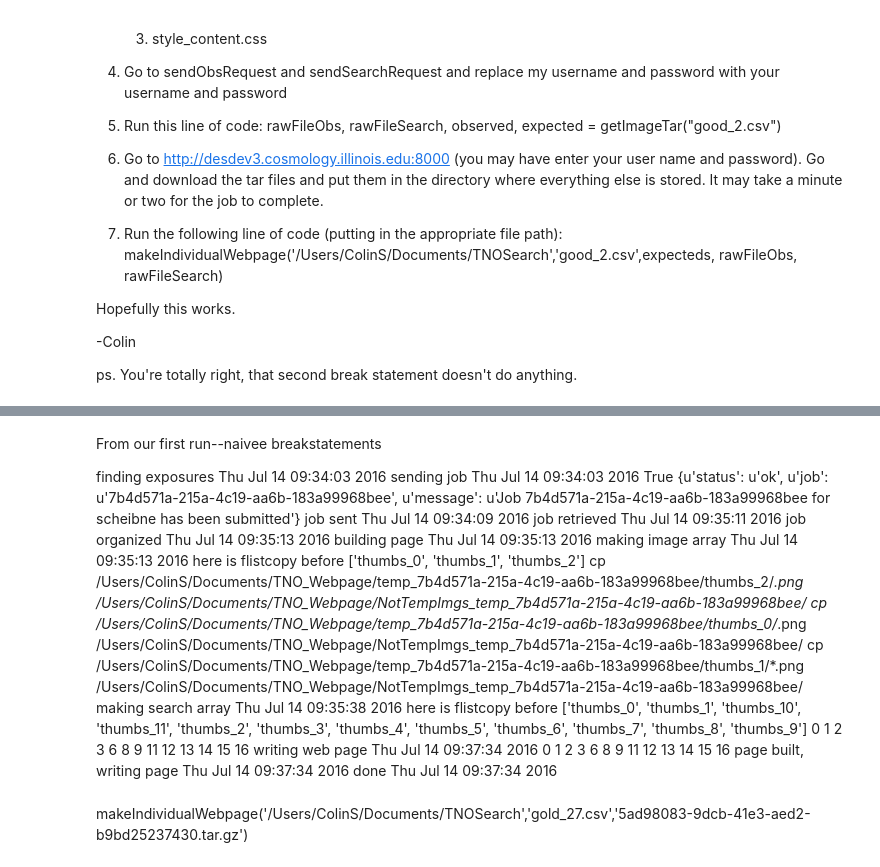
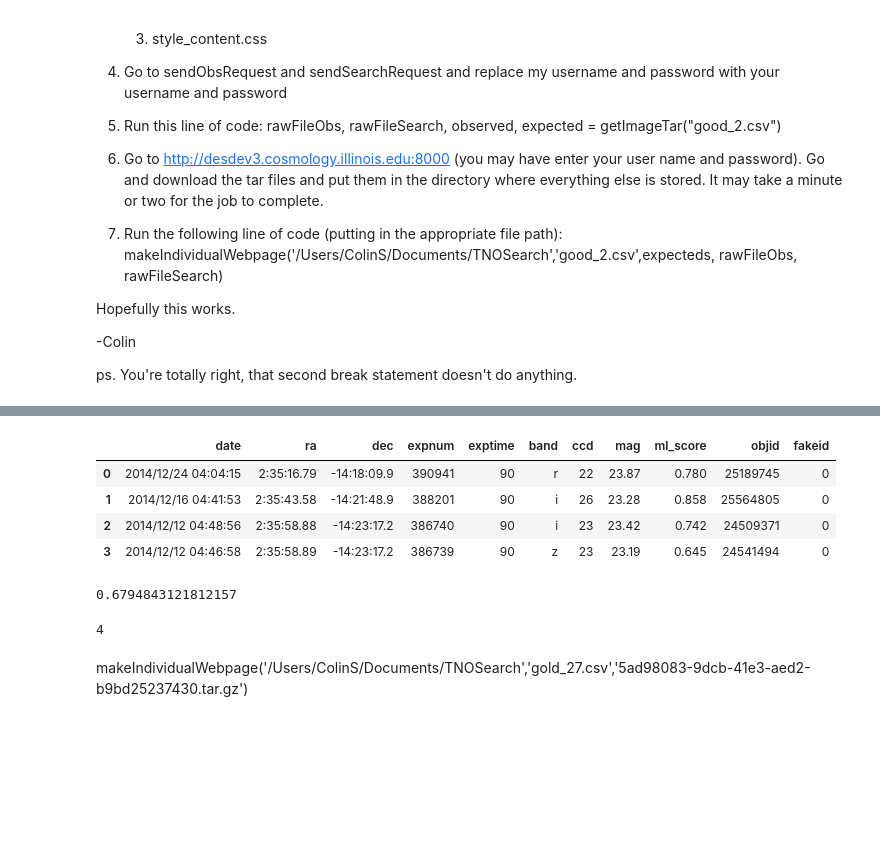
Before and after one commit to lynusz/TNO_Webpage, a Jupyter notebook: TNO Indiv WebPage 3.ipynb, the cells around one changed output, grey strips where cells are left out. Drawn from its saved outputs; the diff is of its cells as text; code cells hidden in the pictures; blank space fills up the shorter version.

```diff
--- a/TNO Indiv WebPage 3.ipynb
+++ b/TNO Indiv WebPage 3.ipynb
@@ -834,54 +651,25 @@ done Thu Jul 14 10:08:39 2016
-# %% [markdown]
-From our first run--naivee breakstatements
-
-finding exposures Thu Jul 14 09:34:03 2016
-sending job Thu Jul 14 09:34:03 2016
-True
-{u'status': u'ok', u'job': u'7b4d571a-215a-4c19-aa6b-183a99968bee', u'message': u'Job 7b4d571a-215a-4c19-aa6b-183a99968bee for scheibne has been submitted'}
-job sent Thu Jul 14 09:34:09 2016
-job retrieved Thu Jul 14 09:35:11 2016
-job organized Thu Jul 14 09:35:13 2016
-building page Thu Jul 14 09:35:13 2016
-making image array Thu Jul 14 09:35:13 2016
-here is flistcopy before ['thumbs_0', 'thumbs_1', 'thumbs_2']
-cp /Users/ColinS/Documents/TNO_Webpage/temp_7b4d571a-215a-4c19-aa6b-183a99968bee/thumbs_2/*.png /Users/ColinS/Documents/TNO_Webpage/NotTempImgs_temp_7b4d571a-215a-4c19-aa6b-183a99968bee/
-cp /Users/ColinS/Documents/TNO_Webpage/temp_7b4d571a-215a-4c19-aa6b-183a99968bee/thumbs_0/*.png /Users/ColinS/Documents/TNO_Webpage/NotTempImgs_temp_7b4d571a-215a-4c19-aa6b-183a99968bee/
-cp /Users/ColinS/Documents/TNO_Webpage/temp_7b4d571a-215a-4c19-aa6b-183a99968bee/thumbs_1/*.png /Users/ColinS/Documents/TNO_Webpage/NotTempImgs_temp_7b4d571a-215a-4c19-aa6b-183a99968bee/
-making search array Thu Jul 14 09:35:38 2016
-here is flistcopy before ['thumbs_0', 'thumbs_1', 'thumbs_10', 'thumbs_11', 'thumbs_2', 'thumbs_3', 'thumbs_4', 'thumbs_5', 'thumbs_6', 'thumbs_7', 'thumbs_8', 'thumbs_9']
-0
-1
-2
-3
-6
-8
-9
-11
-12
-13
-14
-15
-16
-writing web page Thu Jul 14 09:37:34 2016
-0
-1
-2
-3
-6
-8
-9
-11
-12
-13
-14
-15
-16
-page built, writing page Thu Jul 14 09:37:34 2016
-done Thu Jul 14 09:37:34 2016
 # %%
 #rawFileObs, rawFileSearch, observed, expecteds = getImageTar("good_2.csv")
 # %%
 #main('/Users/ColinS/Documents/TNO_Webpage/','good_2.csv',expecteds, rawFileObs, rawFileSearch)
+# %%
+checkout=read_csv('good_2.csv')
+checkout
+# %% [output]
+|  | date | ra | dec | expnum | exptime | band | ccd | mag | ml_score | objid | fakeid |
+| 0 | 2014/12/24 04:04:15 | 2:35:16.79 | -14:18:09.9 | 390941 | 90 | r | 22 | 23.87 | 0.780 | 25189745 | 0 |
+| 1 | 2014/12/16 04:41:53 | 2:35:43.58 | -14:21:48.9 | 388201 | 90 | i | 26 | 23.28 | 0.858 | 25564805 | 0 |
+| 2 | 2014/12/12 04:48:56 | 2:35:58.88 | -14:23:17.2 | 386740 | 90 | i | 23 | 23.42 | 0.742 | 24509371 | 0 |
+| 3 | 2014/12/12 04:46:58 | 2:35:58.89 | -14:23:17.2 | 386739 | 90 | z | 23 | 23.19 | 0.645 | 24541494 | 0 |
+# %%
+ephem.hours(checkout[checkout['expnum']==388201]['ra'].get_values()[0])
+# %% [output]
+0.6794843121812157
+# %%
+myarray=[1,2,3,4]
+myarray[-1]
+# %% [output]
+4
 # %% [markdown]
 makeIndividualWebpage('/Users/ColinS/Documents/TNOSearch','gold_27.csv','5ad98083-9dcb-41e3-aed2-b9bd25237430.tar.gz')
 # %%
```
Also changed, not shown: parts of 9 cells of this notebook.
